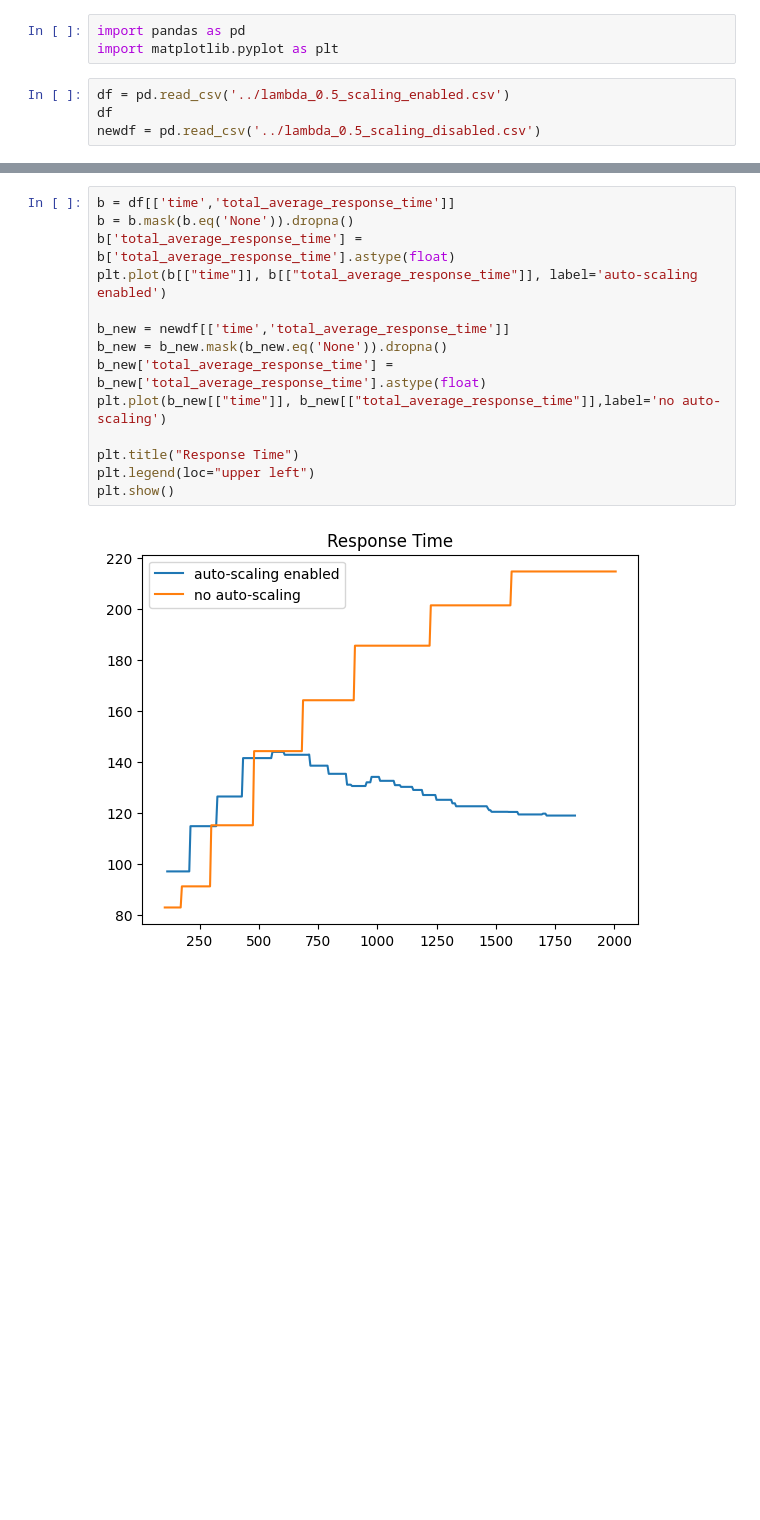
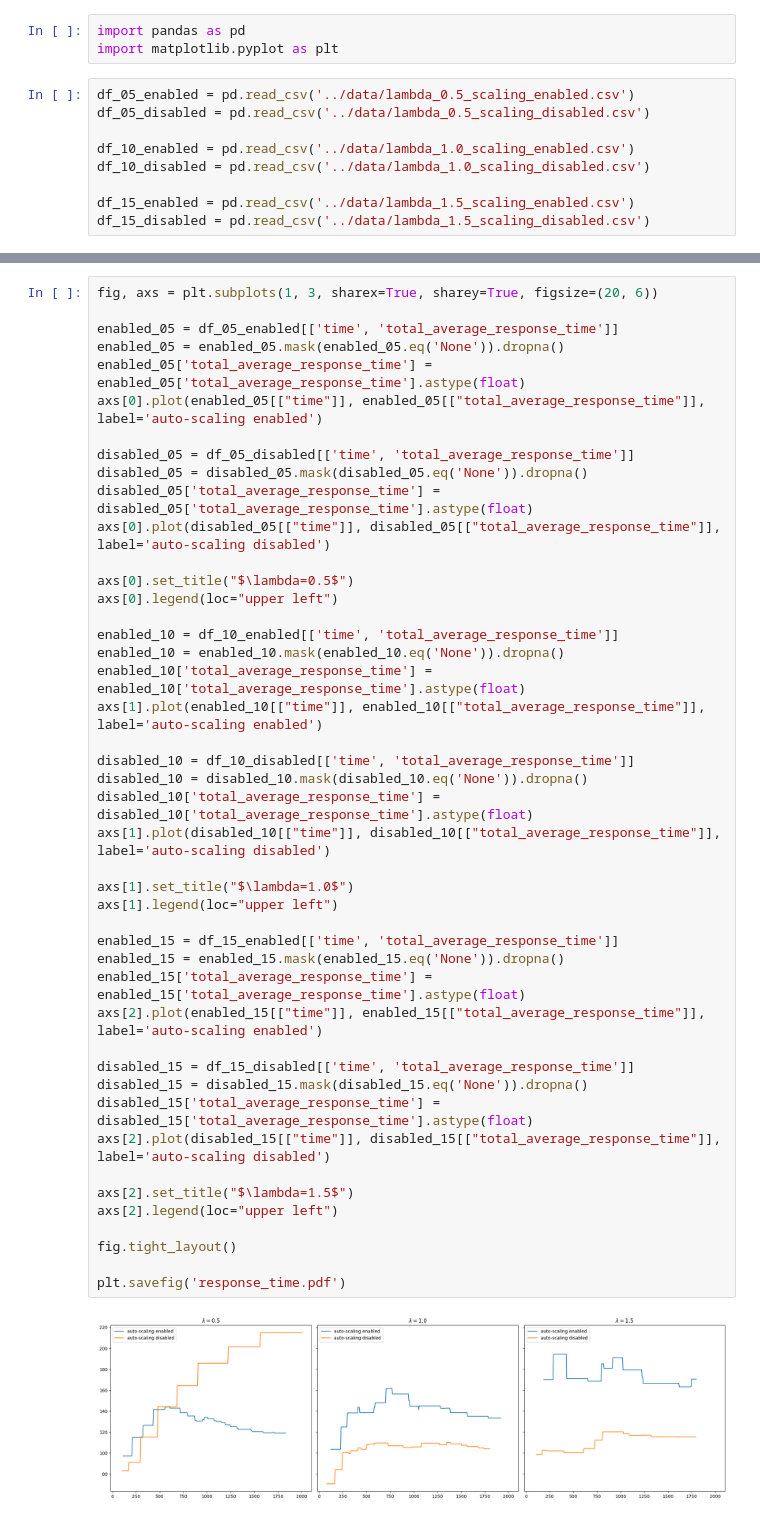
Before and after one commit to kponichtera/cs4215-qpe, a Jupyter notebook: jupyter/plots.ipynb, the cells around one changed output, grey strips where cells are left out. Saved outputs shown, nothing was run; the diff lists cells and outputs as text; blank space fills up the shorter version.

```diff
--- a/jupyter/plots.ipynb
+++ b/jupyter/plots.ipynb
@@ -2,7 +2,12 @@
 import pandas as pd
 import matplotlib.pyplot as plt
 # %%
-df = pd.read_csv('../lambda_0.5_scaling_enabled.csv')
-df
-newdf = pd.read_csv('../lambda_0.5_scaling_disabled.csv')
+df_05_enabled = pd.read_csv('../data/lambda_0.5_scaling_enabled.csv')
+df_05_disabled = pd.read_csv('../data/lambda_0.5_scaling_disabled.csv')
+
+df_10_enabled = pd.read_csv('../data/lambda_1.0_scaling_enabled.csv')
+df_10_disabled = pd.read_csv('../data/lambda_1.0_scaling_disabled.csv')
+
+df_15_enabled = pd.read_csv('../data/lambda_1.5_scaling_enabled.csv')
+df_15_disabled = pd.read_csv('../data/lambda_1.5_scaling_disabled.csv')
 # %%
@@ -51,16 +115,47 @@ plt.show()
 # %%
-b = df[['time','total_average_response_time']]
-b = b.mask(b.eq('None')).dropna()
-b['total_average_response_time'] = b['total_average_response_time'].astype(float)
-plt.plot(b[["time"]], b[["total_average_response_time"]], label='auto-scaling enabled')
+fig, axs = plt.subplots(1, 3, sharex=True, sharey=True, figsize=(20, 6))
 
-b_new = newdf[['time','total_average_response_time']]
-b_new = b_new.mask(b_new.eq('None')).dropna()
-b_new['total_average_response_time'] = b_new['total_average_response_time'].astype(float)
-plt.plot(b_new[["time"]], b_new[["total_average_response_time"]],label='no auto-scaling')
+enabled_05 = df_05_enabled[['time', 'total_average_response_time']]
+enabled_05 = enabled_05.mask(enabled_05.eq('None')).dropna()
+enabled_05['total_average_response_time'] = enabled_05['total_average_response_time'].astype(float)
+axs[0].plot(enabled_05[["time"]], enabled_05[["total_average_response_time"]], label='auto-scaling enabled')
 
-plt.title("Response Time")
-plt.legend(loc="upper left")
-plt.show()
+disabled_05 = df_05_disabled[['time', 'total_average_response_time']]
+disabled_05 = disabled_05.mask(disabled_05.eq('None')).dropna()
+disabled_05['total_average_response_time'] = disabled_05['total_average_response_time'].astype(float)
+axs[0].plot(disabled_05[["time"]], disabled_05[["total_average_response_time"]], label='auto-scaling disabled')
+
+axs[0].set_title("$\lambda=0.5$")
+axs[0].legend(loc="upper left")
+
+enabled_10 = df_10_enabled[['time', 'total_average_response_time']]
+enabled_10 = enabled_10.mask(enabled_10.eq('None')).dropna()
+enabled_10['total_average_response_time'] = enabled_10['total_average_response_time'].astype(float)
+axs[1].plot(enabled_10[["time"]], enabled_10[["total_average_response_time"]], label='auto-scaling enabled')
+
+disabled_10 = df_10_disabled[['time', 'total_average_response_time']]
+disabled_10 = disabled_10.mask(disabled_10.eq('None')).dropna()
+disabled_10['total_average_response_time'] = disabled_10['total_average_response_time'].astype(float)
+axs[1].plot(disabled_10[["time"]], disabled_10[["total_average_response_time"]], label='auto-scaling disabled')
+
+axs[1].set_title("$\lambda=1.0$")
+axs[1].legend(loc="upper left")
+
+enabled_15 = df_15_enabled[['time', 'total_average_response_time']]
+enabled_15 = enabled_15.mask(enabled_15.eq('None')).dropna()
+enabled_15['total_average_response_time'] = enabled_15['total_average_response_time'].astype(float)
+axs[2].plot(enabled_15[["time"]], enabled_15[["total_average_response_time"]], label='auto-scaling enabled')
+
+disabled_15 = df_15_disabled[['time', 'total_average_response_time']]
+disabled_15 = disabled_15.mask(disabled_15.eq('None')).dropna()
+disabled_15['total_average_response_time'] = disabled_15['total_average_response_time'].astype(float)
+axs[2].plot(disabled_15[["time"]], disabled_15[["total_average_response_time"]], label='auto-scaling disabled')
+
+axs[2].set_title("$\lambda=1.5$")
+axs[2].legend(loc="upper left")
+
+fig.tight_layout()
+
+plt.savefig('response_time.pdf')
 # %% [output]
-[figure, old version]
+[figure, new version]
```
Also changed, not shown: parts of 4 cells of this notebook.
